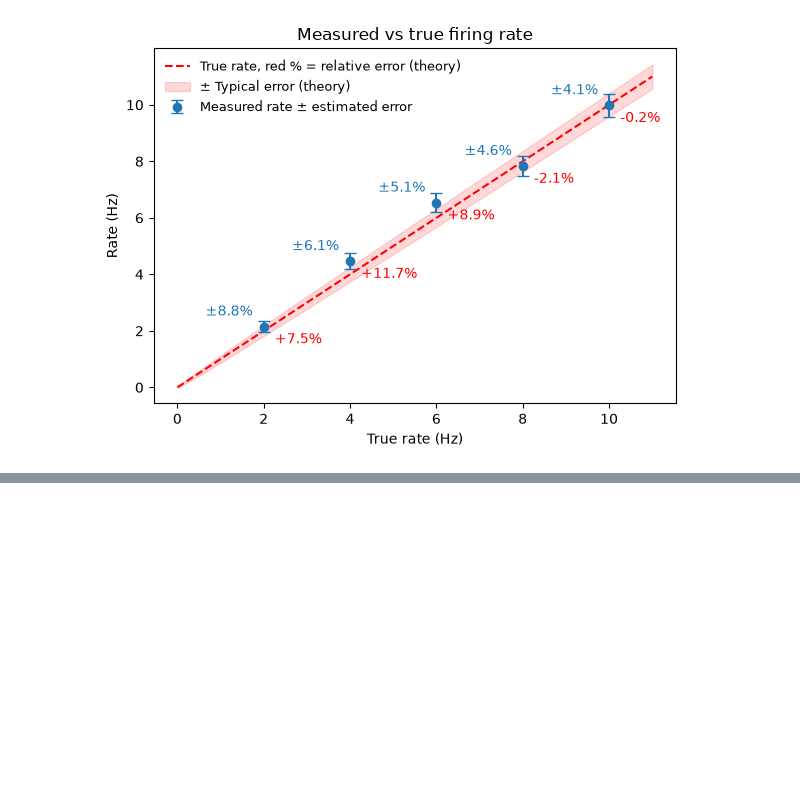
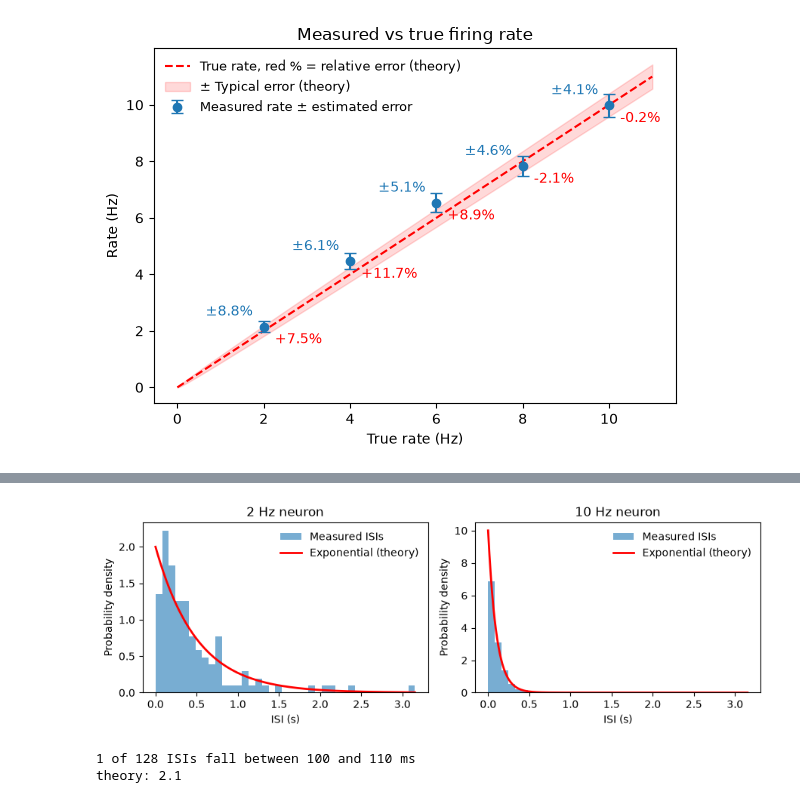
Before and after one commit to abalderasmaza/neuro-ml, a Jupyter notebook: notebooks/01_spike_stats.ipynb, the cells around one changed output, grey strips where cells are left out. Drawn from its saved outputs; the diff is of its cells as text; code cells hidden in the pictures; blank space fills up the shorter version.

Commit message:
Spike stats, ISIs, CV, binning, population rate and burst baseline

```diff
--- a/notebooks/01_spike_stats.ipynb
+++ b/notebooks/01_spike_stats.ipynb
@@ -159,0 +175,13 @@ plt.show()
+# %%
+s = spikes[0] # first neuron (the slowest, since rates are sorted)
+print(f"Neuron at {rates[0]} Hz") # its true rate, read from the settings
+print("first 5 spike times (s):", np.round(s[:5], 2)) # sorted spike times
+isi = np.diff(s) # each spike time minus the previous one
+print("first 4 ISIs (s):       ", np.round(isi[:4], 2)) # real waiting times between spikes
+print(f"smallest ISI: {isi.min():.4f} s (never negative)\n") # proof that all waits are positive
+
+shuffled = np.random.default_rng(1).permutation(s) # same spikes in random order (own seed, so it's reproducible)
+print("same spikes, NOT sorted:", np.round(shuffled[:5], 2))
+bad = np.diff(shuffled) # 'intervals' between neighbours in the wrong order
+print("'ISIs' from unsorted:   ", np.round(bad[:4], 2))
+print(f"negative 'ISIs': {np.sum(bad < 0)} of {len(bad)}") # impossible negative waiting times
@@ -159,0 +197,13 @@ plt.show()
+# %%
+isi = np.diff(spikes[0]) # ISIs of the first neuron
+print(f"type(isi): {type(isi)}") # what kind of object it is: a NumPy array
+print(f"len(spikes[0]): {len(spikes[0])}, len(isi): {len(isi)}") # always one fewer ISI than spikes
+print(f"first 5 ISIs (s): {np.round(isi[:5], 2)}\n") # a few example values, in seconds
+
+for r, s in zip(rates, spikes): # pair each true rate with its spike times
+    isi = np.diff(s) # ISIs of this neuron
+    m = isi.mean() # mean ISI, should be about 1/rate
+    sd = isi.std() # spread of the ISIs, should also be about 1/rate
+    cv = sd / m # coefficient of variation, should be about 1
+    print(f"true rate {r:>2} Hz | expected mean ISI and SD {1000/r:4.0f} ms, CV 1 | "
+          f"measured mean ISI {m*1000:4.0f} ms | measured SD {sd*1000:4.0f} ms | CV {cv:.2f}")
@@ -159,0 +232,28 @@ plt.show()
+# %%
+fig, axes = plt.subplots(1, 2, figsize=(9, 3.2), sharex=True) # two plots side by side, same x-axis
+idxs = [0, len(rates) - 1] # slowest and fastest neuron
+isi_max = max(np.diff(spikes[i]).max() for i in idxs) # longest ISI of the two, sets the common x-range
+bins = np.linspace(0, isi_max, 40) # the same 40 bins for both histograms, for a fair comparison
+x = np.linspace(0, isi_max, 200) # 200 points along the common x-range, for a smooth theory curve
+
+for ax, idx in zip(axes, idxs): # one plot per neuron
+    r = rates[idx] # its true rate
+    isi = np.diff(spikes[idx]) # its ISIs
+    ax.hist(isi, bins=bins, density=True, alpha=0.6, color="tab:blue", label="Measured ISIs") # histogram of the waits, scaled to compare with theory
+    ax.plot(x, r * np.exp(-r * x), color="red", lw=2, label="Exponential (theory)") # p(t) = rate · e^(−rate·t), simulation only
+    ax.set_title(f"{r} Hz neuron")
+    ax.set_xlabel("ISI (s)")
+    ax.set_ylabel("Probability density")
+    ax.legend(frameon=False) # legend without a box
+plt.tight_layout() # avoid overlapping labels
+plt.show()
+# %% [output]
+[figure, added]
+# %%
+isi = np.diff(spikes[0]) # ISIs of the slowest neuron
+in_window = (isi >= 0.10) & (isi < 0.11) # True for each ISI between 100 and 110 ms
+print(f"{in_window.sum()} of {len(isi)} ISIs fall between 100 and 110 ms") # count them
+print(f"theory: {len(isi) * rates[0] * np.exp(-rates[0] * 0.10) * 0.01:.1f}") # expected count: number of ISIs × density × window width
+# %% [output]
+1 of 128 ISIs fall between 100 and 110 ms
+theory: 2.1
```
Also changed, not shown: parts of 12 cells of this notebook.
